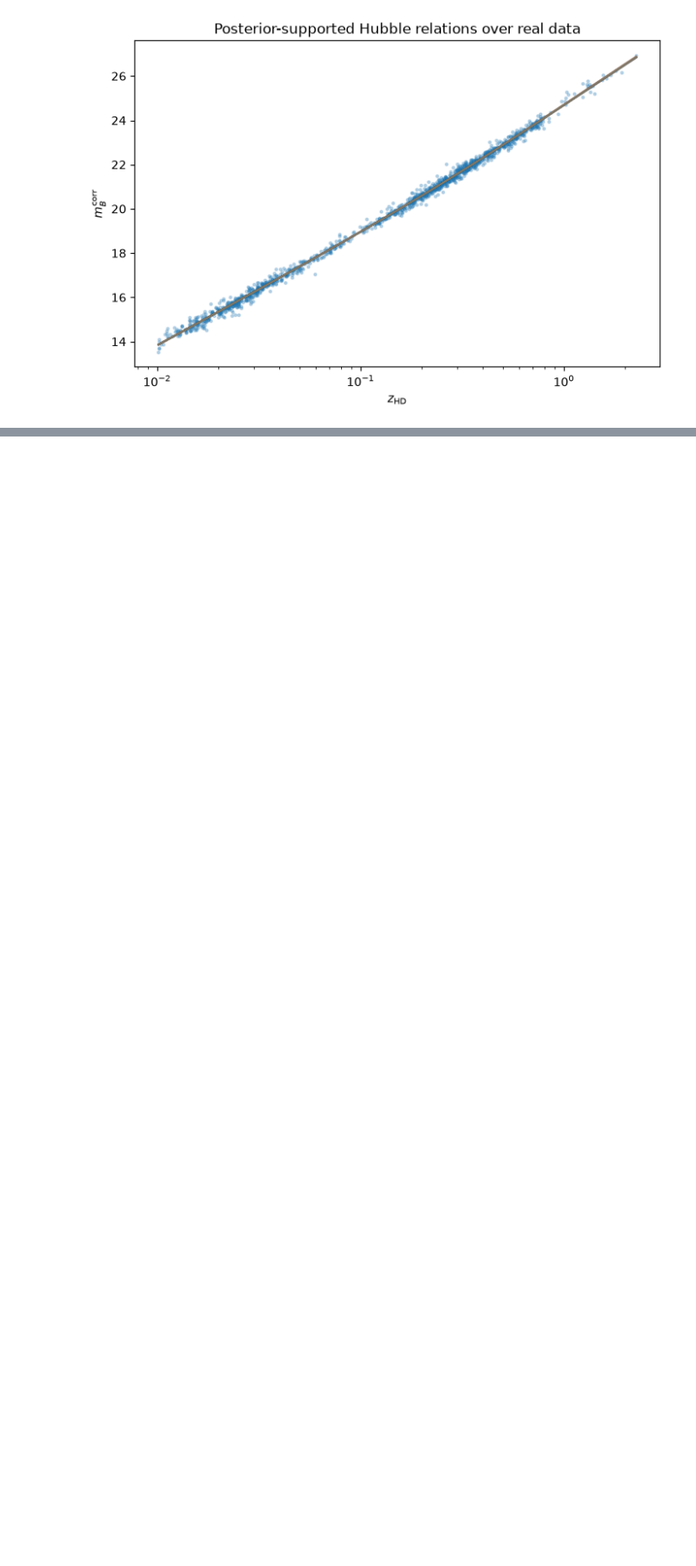
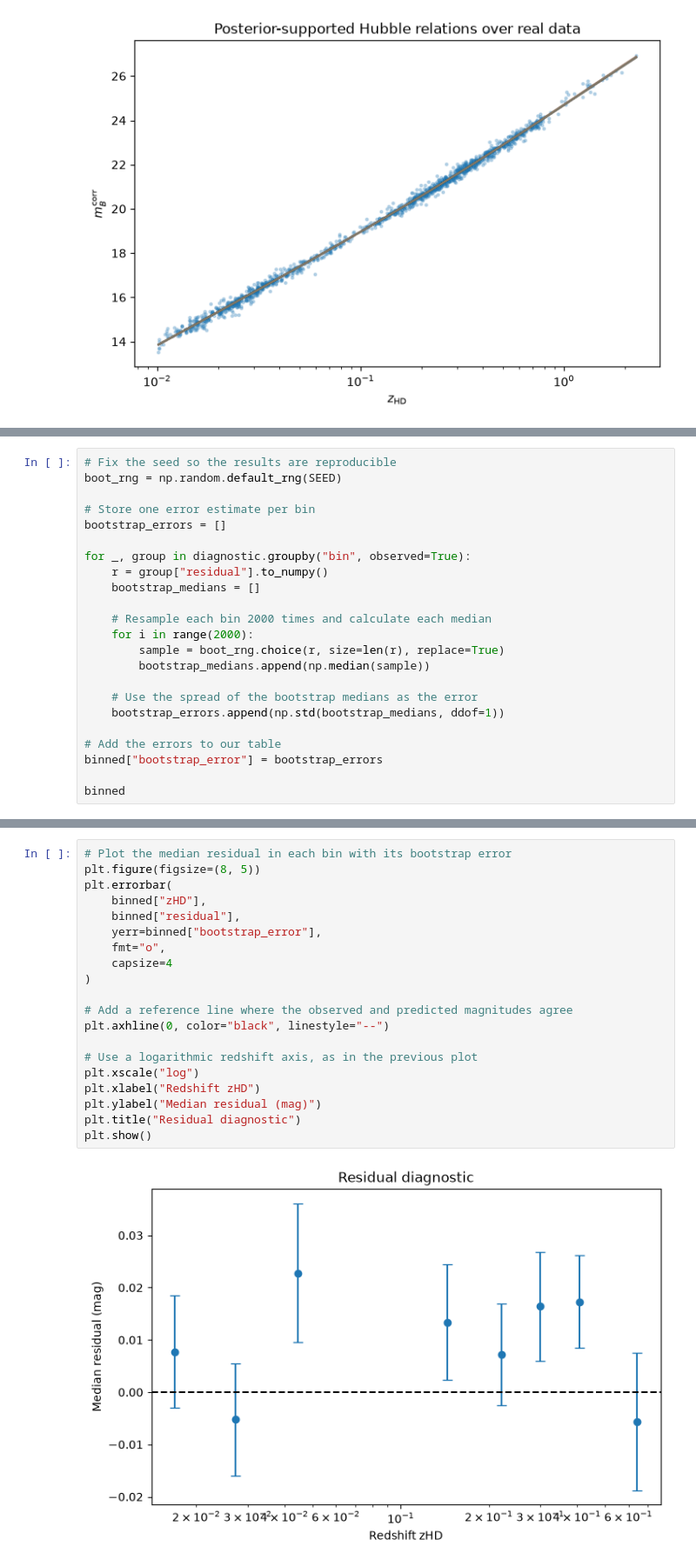
Before and after one commit to Natalia985/Astrostatistics_Observational_Cosmology, a Jupyter notebook: Labs/L04_BAYESIAN_HUBBLE_DIAGRAM_IMPROVED.ipynb, the cells around one changed output, grey strips where cells are left out. Shown at 87% size. Drawn from its saved outputs; the diff is of its cells as text; blank space fills up the shorter version.

```diff
--- a/Labs/L04_BAYESIAN_HUBBLE_DIAGRAM_IMPROVED.ipynb
+++ b/Labs/L04_BAYESIAN_HUBBLE_DIAGRAM_IMPROVED.ipynb
@@ -846,0 +889,23 @@ diagnostic["residual"] = residual
+# %%
+# Fix the seed so the results are reproducible
+boot_rng = np.random.default_rng(SEED)
+
+# Store one error estimate per bin
+bootstrap_errors = []
+
+for _, group in diagnostic.groupby("bin", observed=True):
+    r = group["residual"].to_numpy()
+    bootstrap_medians = []
+
+    # Resample each bin 2000 times and calculate each median
+    for i in range(2000):
+        sample = boot_rng.choice(r, size=len(r), replace=True)
+        bootstrap_medians.append(np.median(sample))
+
+    # Use the spread of the bootstrap medians as the error
+    bootstrap_errors.append(np.std(bootstrap_medians, ddof=1))
+
+# Add the errors to our table
+binned["bootstrap_error"] = bootstrap_errors
+
+binned
@@ -847,3 +923,25 @@ diagnostic["residual"] = residual
+# %%
+# Plot the median residual in each bin with its bootstrap error
+plt.figure(figsize=(8, 5))
+plt.errorbar(
+    binned["zHD"],
+    binned["residual"],
+    yerr=binned["bootstrap_error"],
+    fmt="o",
+    capsize=4
+)
+
+# Add a reference line where the observed and predicted magnitudes agree
+plt.axhline(0, color="black", linestyle="--")
+
+# Use a logarithmic redshift axis, as in the previous plot
+plt.xscale("log")
+plt.xlabel("Redshift zHD")
+plt.ylabel("Median residual (mag)")
+plt.title("Residual diagnostic")
+plt.show()
+# %% [output]
+[figure, added]
 # %% [markdown]
 # 7. In-class checkpoint
 
```
Also changed, not shown: parts of 10 cells of this notebook.
